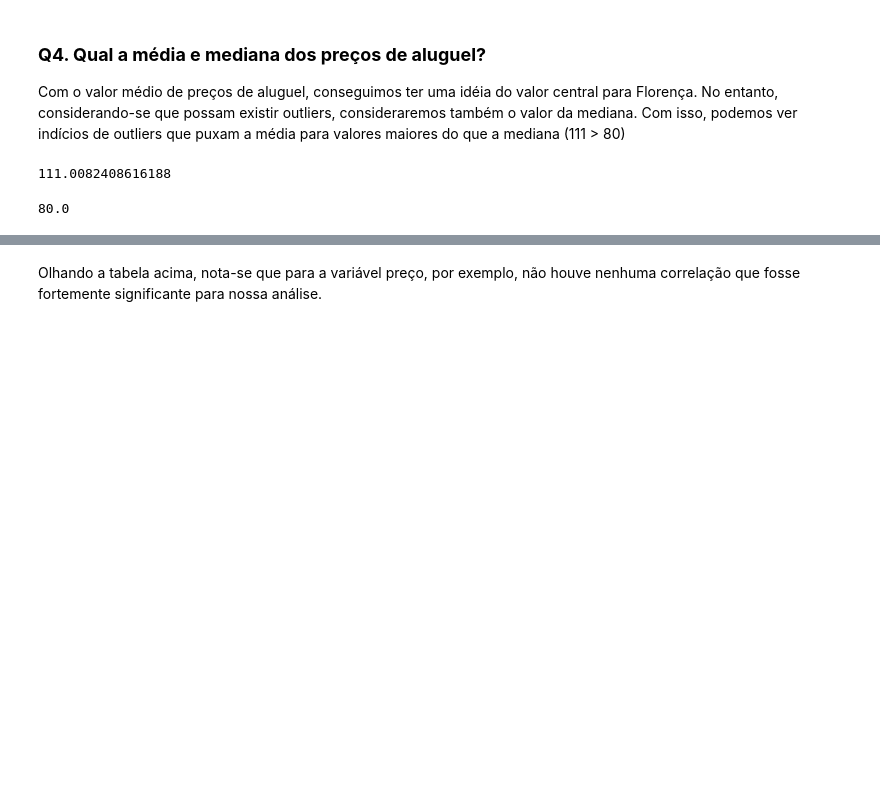
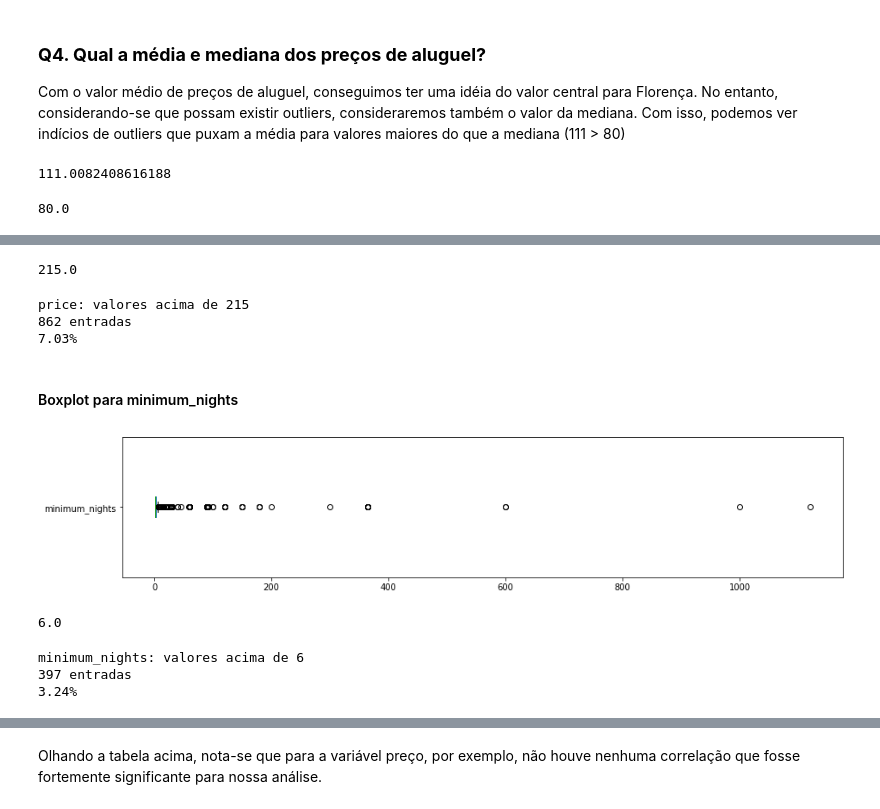
Before and after one commit to felipenaito/data_science, a Jupyter notebook: Analisando_os_Dados_do_Airbnb_Florença.ipynb, the cells around one changed output, grey strips where cells are left out. Cells and saved outputs as stored; diff of their text form; code cells hidden in the pictures; blank space fills up the shorter version.

```diff
--- a/Analisando_os_Dados_do_Airbnb_Florença.ipynb
+++ b/Analisando_os_Dados_do_Airbnb_Florença.ipynb
@@ -155,0 +219,44 @@ df.price.median()
+# %%
+# Calculando a faixa que será considerada Outliers
+
+# Outlier > ((Q3 - Q1) * 1.5) + Q3
+outlier_price_iqr = ((df.price.quantile(0.75) - df.price.quantile(0.25)) * 1.5) + df.price.quantile(0.75)
+print(outlier_price_iqr)
+# %% [output]
+215.0
+# %%
+# Quantidade de valores acima de 215 para price
+
+print('\nprice: valores acima de 215')
+print('{} entradas'.format(len(df[df.price > 215])))
+print('{:.2f}%'.format((len(df[df.price > 215]) / df.shape[0])*100))
+# %% [output]
+price: valores acima de 215
+862 entradas
+7.03%
+# %% [markdown]
+#### Boxplot para minimum_nights
+# %%
+# plot do tipo 'minimum_nights' para price
+df.minimum_nights.plot(kind='box', vert=False, figsize=(15,3),)
+plt.show()
+# %% [output]
+[figure, added]
+# %%
+# Calculando a faixa que será considerada Outliers
+
+# Outlier > ((Q3 - Q1) * 1.5) + Q3
+outlier_minimum_nights_iqr = ((df.minimum_nights.quantile(0.75) - df.minimum_nights.quantile(0.25)) * 1.5) + df.minimum_nights.quantile(0.75)
+print(outlier_minimum_nights_iqr)
+# %% [output]
+6.0
+# %%
+# Quantidade de valores acima de 6 para minimum_nights
+
+print('\nminimum_nights: valores acima de 6')
+print('{} entradas'.format(len(df[df.minimum_nights > 6])))
+print('{:.2f}%'.format((len(df[df.minimum_nights > 6]) / df.shape[0])*100))
+# %% [output]
+minimum_nights: valores acima de 6
+397 entradas
+3.24%
```
Also changed, not shown: parts of 21 cells of this notebook.
